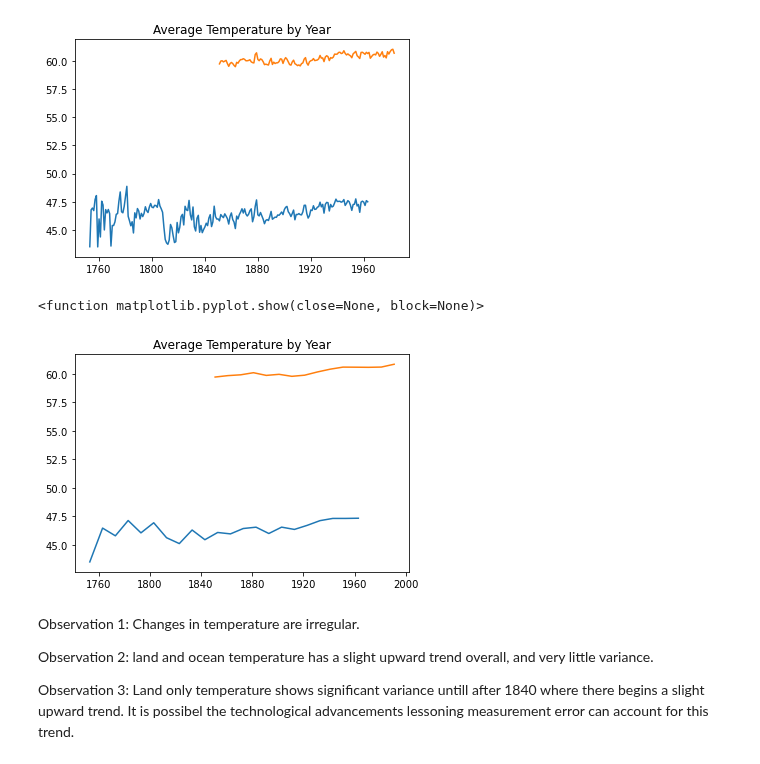
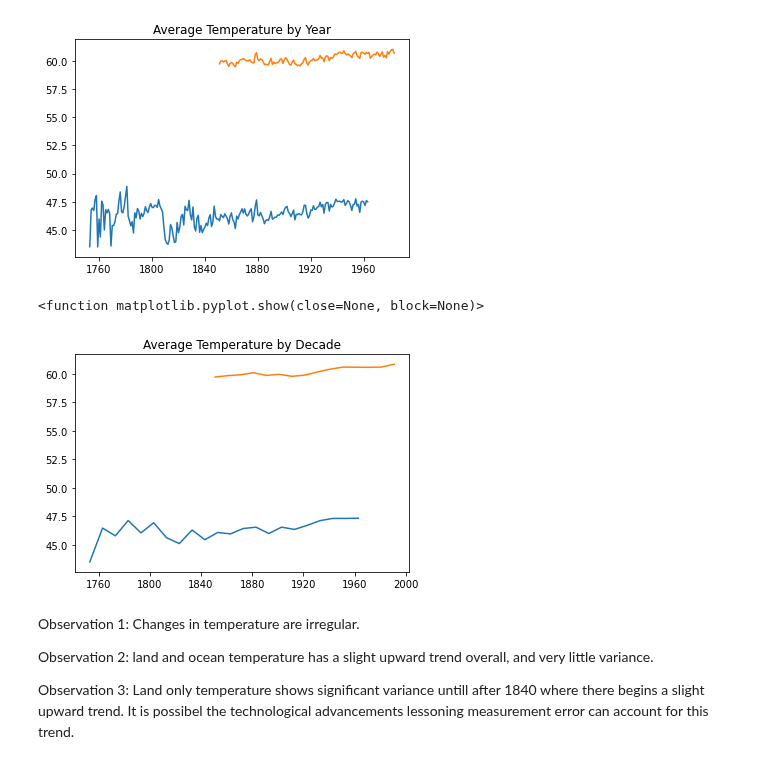
Before and after one commit to Johndsalas/earths_temperature_time_series, a Jupyter notebook: main_notebook.ipynb, the cells around one changed output. Saved outputs shown, nothing was run; the diff lists cells and outputs as text; code cells hidden in the pictures.

```diff
--- a/main_notebook.ipynb
+++ b/main_notebook.ipynb
@@ -281,13 +277,13 @@ plt.show
 <function matplotlib.pyplot.show(close=None, block=None)>
 [figure]
 # %%
-plt.title("Average Temperature by Year")
+plt.title("Average Temperature by Decade")
 plt.plot(train_land.resample('10y').mean())
 plt.plot(train_ocean.resample('10y').mean())
 plt.show
 # %% [output]
 <function matplotlib.pyplot.show(close=None, block=None)>
-[figure, old version]
+[figure, new version]
 # %% [markdown]
 Observation 1: Changes in temperature are irregular.
 
```
Also changed, not shown: parts of 3 cells of this notebook.
